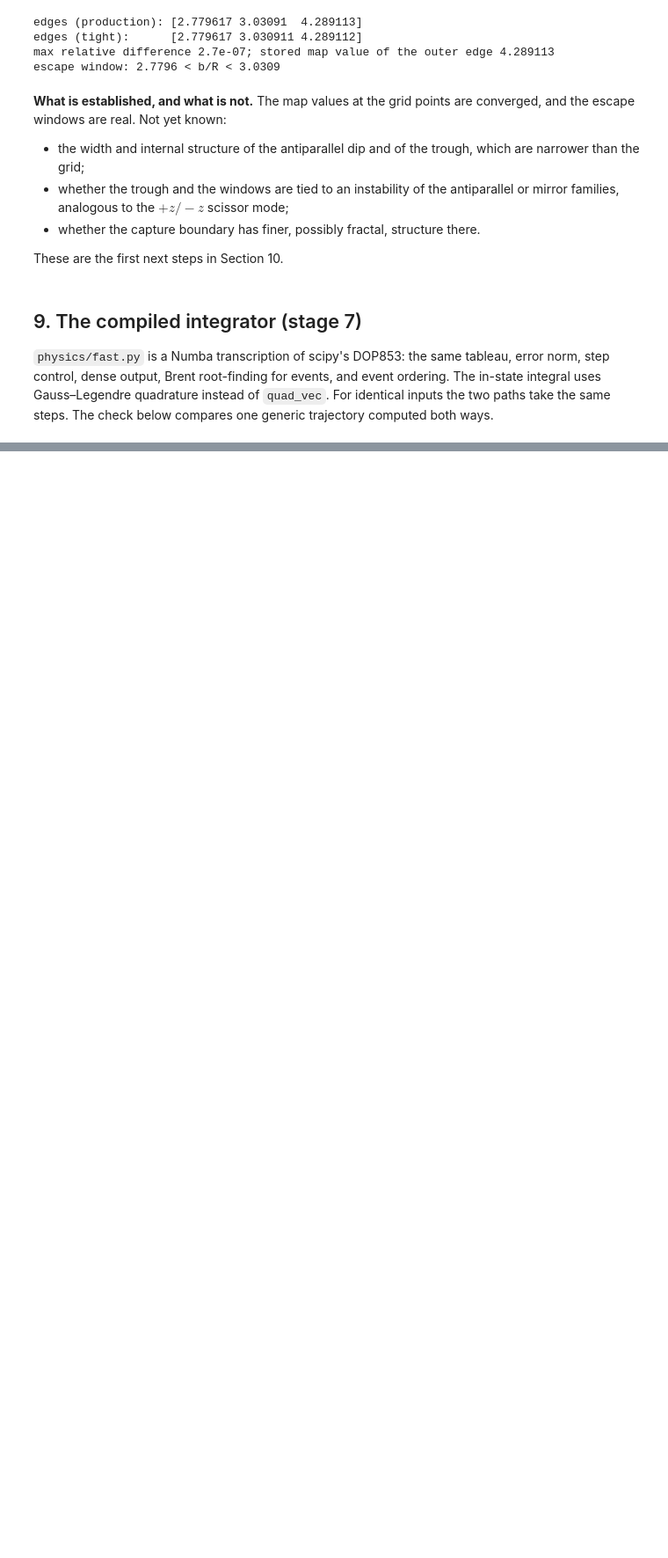
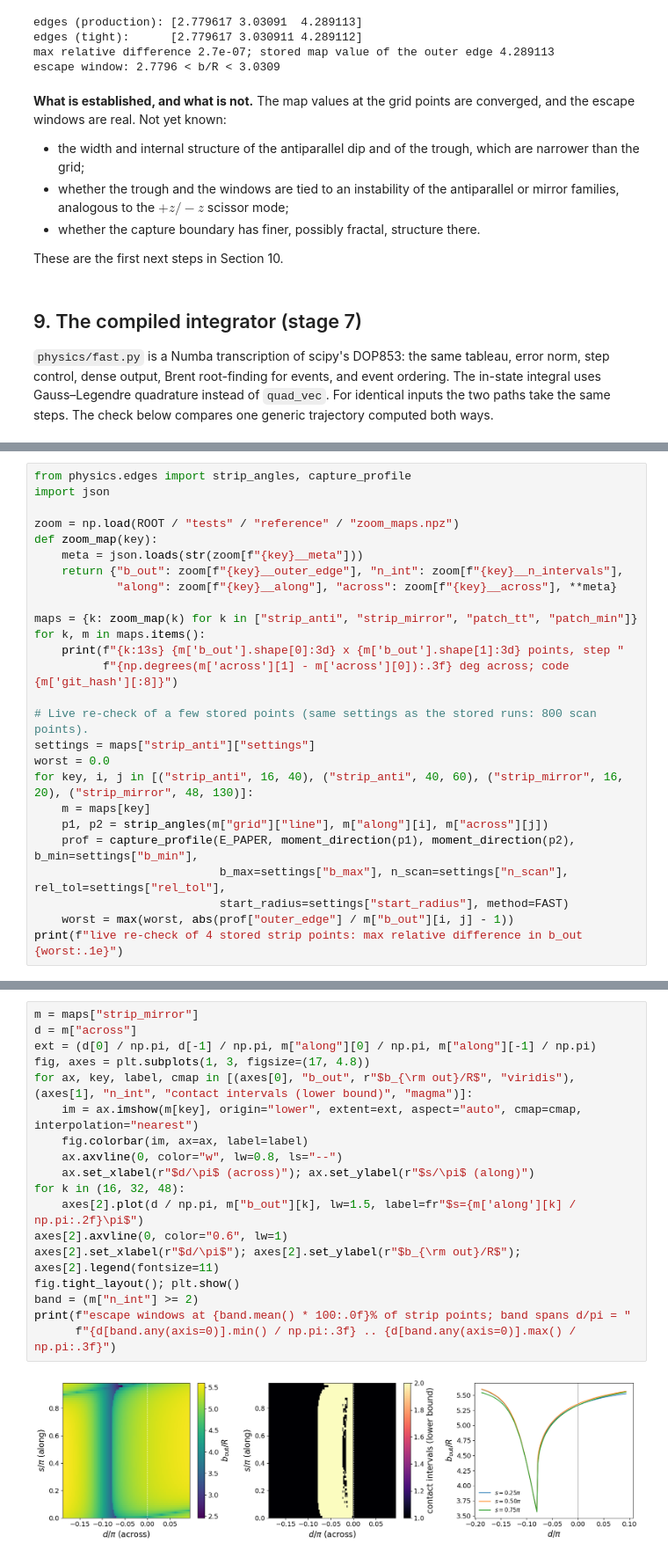
Before and after one commit to seanbartz/magnetOrbits, a Jupyter notebook: notebooks/progress_summary.ipynb, the cells around one changed output, grey strips where cells are left out. Shown at 88% size. Drawn from its saved outputs; the diff is of its cells as text; blank space fills up the shorter version.

```diff
--- a/notebooks/progress_summary.ipynb
+++ b/notebooks/progress_summary.ipynb
@@ -785,0 +819,26 @@ time per trajectory: scipy 551.8 ms, numba 1.13 ms  -> 490x faster
+# %%
+from physics.edges import strip_angles, capture_profile
+import json
+
+zoom = np.load(ROOT / "tests" / "reference" / "zoom_maps.npz")
+def zoom_map(key):
+    meta = json.loads(str(zoom[f"{key}__meta"]))
+    return {"b_out": zoom[f"{key}__outer_edge"], "n_int": zoom[f"{key}__n_intervals"],
+            "along": zoom[f"{key}__along"], "across": zoom[f"{key}__across"], **meta}
+
+maps = {k: zoom_map(k) for k in ["strip_anti", "strip_mirror", "patch_tt", "patch_min"]}
+for k, m in maps.items():
+    print(f"{k:13s} {m['b_out'].shape[0]:3d} x {m['b_out'].shape[1]:3d} points, step "
+          f"{np.degrees(m['across'][1] - m['across'][0]):.3f} deg across; code {m['git_hash'][:8]}")
+
+# Live re-check of a few stored points (same settings as the stored runs: 800 scan points).
+settings = maps["strip_anti"]["settings"]
+worst = 0.0
+for key, i, j in [("strip_anti", 16, 40), ("strip_anti", 40, 60), ("strip_mirror", 16, 20), ("strip_mirror", 48, 130)]:
+    m = maps[key]
+    p1, p2 = strip_angles(m["grid"]["line"], m["along"][i], m["across"][j])
+    prof = capture_profile(E_PAPER, moment_direction(p1), moment_direction(p2), b_min=settings["b_min"],
+                           b_max=settings["b_max"], n_scan=settings["n_scan"], rel_tol=settings["rel_tol"],
+                           start_radius=settings["start_radius"], method=FAST)
+    worst = max(worst, abs(prof["outer_edge"] / m["b_out"][i, j] - 1))
+print(f"live re-check of 4 stored strip points: max relative difference in b_out {worst:.1e}")
@@ -785,0 +903,20 @@ time per trajectory: scipy 551.8 ms, numba 1.13 ms  -> 490x faster
+# %%
+m = maps["strip_mirror"]
+d = m["across"]
+ext = (d[0] / np.pi, d[-1] / np.pi, m["along"][0] / np.pi, m["along"][-1] / np.pi)
+fig, axes = plt.subplots(1, 3, figsize=(17, 4.8))
+for ax, key, label, cmap in [(axes[0], "b_out", r"$b_{\rm out}/R$", "viridis"), (axes[1], "n_int", "contact intervals (lower bound)", "magma")]:
+    im = ax.imshow(m[key], origin="lower", extent=ext, aspect="auto", cmap=cmap, interpolation="nearest")
+    fig.colorbar(im, ax=ax, label=label)
+    ax.axvline(0, color="w", lw=0.8, ls="--")
+    ax.set_xlabel(r"$d/\pi$ (across)"); ax.set_ylabel(r"$s/\pi$ (along)")
+for k in (16, 32, 48):
+    axes[2].plot(d / np.pi, m["b_out"][k], lw=1.5, label=fr"$s={m['along'][k] / np.pi:.2f}\pi$")
+axes[2].axvline(0, color="0.6", lw=1)
+axes[2].set_xlabel(r"$d/\pi$"); axes[2].set_ylabel(r"$b_{\rm out}/R$"); axes[2].legend(fontsize=11)
+fig.tight_layout(); plt.show()
+band = (m["n_int"] >= 2)
+print(f"escape windows at {band.mean() * 100:.0f}% of strip points; band spans d/pi = "
+      f"{d[band.any(axis=0)].min() / np.pi:.3f} .. {d[band.any(axis=0)].max() / np.pi:.3f}")
+# %% [output]
+[figure, added]
```
Also changed, not shown: parts of 15 cells of this notebook, 14 other files.
